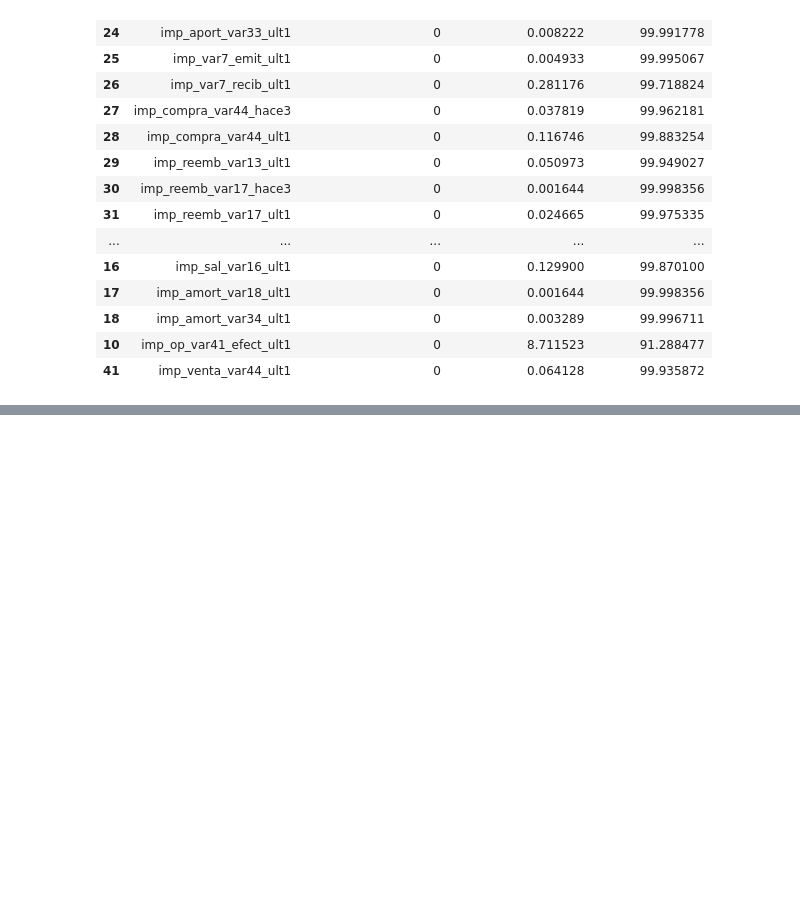
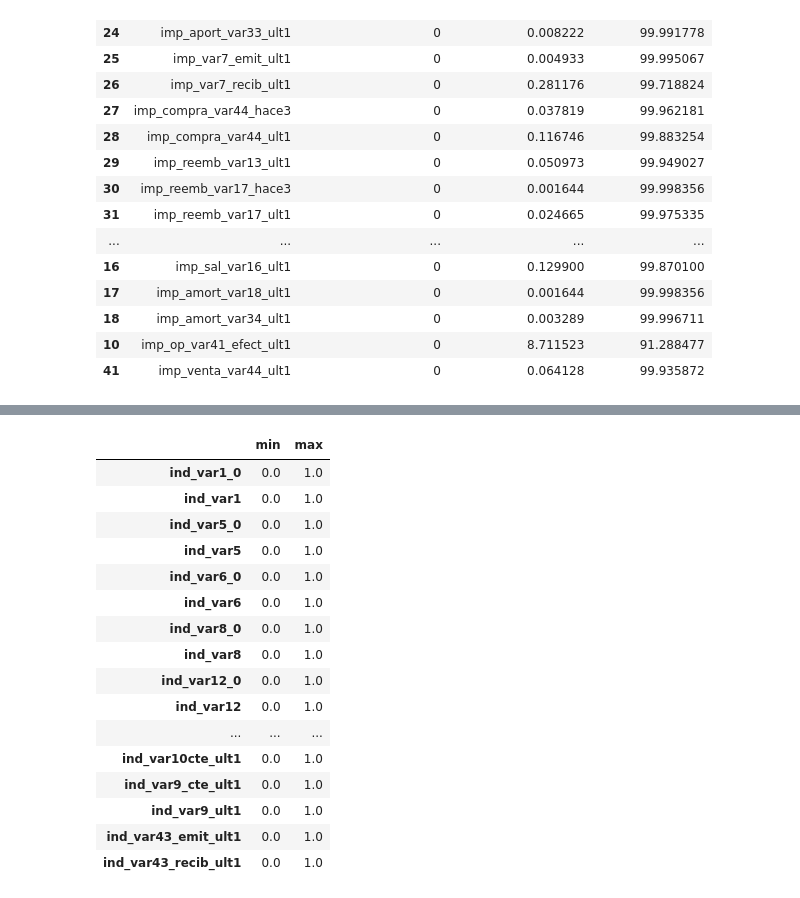
Before and after one commit to FelipeViacava/data-masters-case, a Jupyter notebook: 01-eda.ipynb, the cells around one changed output, grey strips where cells are left out. Saved outputs shown, nothing was run; the diff lists cells and outputs as text; code cells hidden in the pictures; blank space fills up the shorter version.

```diff
--- a/01-eda.ipynb
+++ b/01-eda.ipynb
@@ -241,0 +248,26 @@ df = anzc_saldo.transform(df)
+# %%
+ind_cols = [
+    col
+    for col in df.columns
+    if col.startswith("ind")
+]
+
+df[ind_cols].describe().loc[["min", "max"]].transpose()
+# %% [output]
+|  | min | max |
+| ind_var1_0 | 0.0 | 1.0 |
+| ind_var1 | 0.0 | 1.0 |
+| ind_var5_0 | 0.0 | 1.0 |
+| ind_var5 | 0.0 | 1.0 |
+| ind_var6_0 | 0.0 | 1.0 |
+| ind_var6 | 0.0 | 1.0 |
+| ind_var8_0 | 0.0 | 1.0 |
+| ind_var8 | 0.0 | 1.0 |
+| ind_var12_0 | 0.0 | 1.0 |
+| ind_var12 | 0.0 | 1.0 |
+| ... | ... | ... |
+| ind_var10cte_ult1 | 0.0 | 1.0 |
+| ind_var9_cte_ult1 | 0.0 | 1.0 |
+| ind_var9_ult1 | 0.0 | 1.0 |
+| ind_var43_emit_ult1 | 0.0 | 1.0 |
+| ind_var43_recib_ult1 | 0.0 | 1.0 |
```
Also changed, not shown: parts of 9 cells of this notebook, 1 other file.
